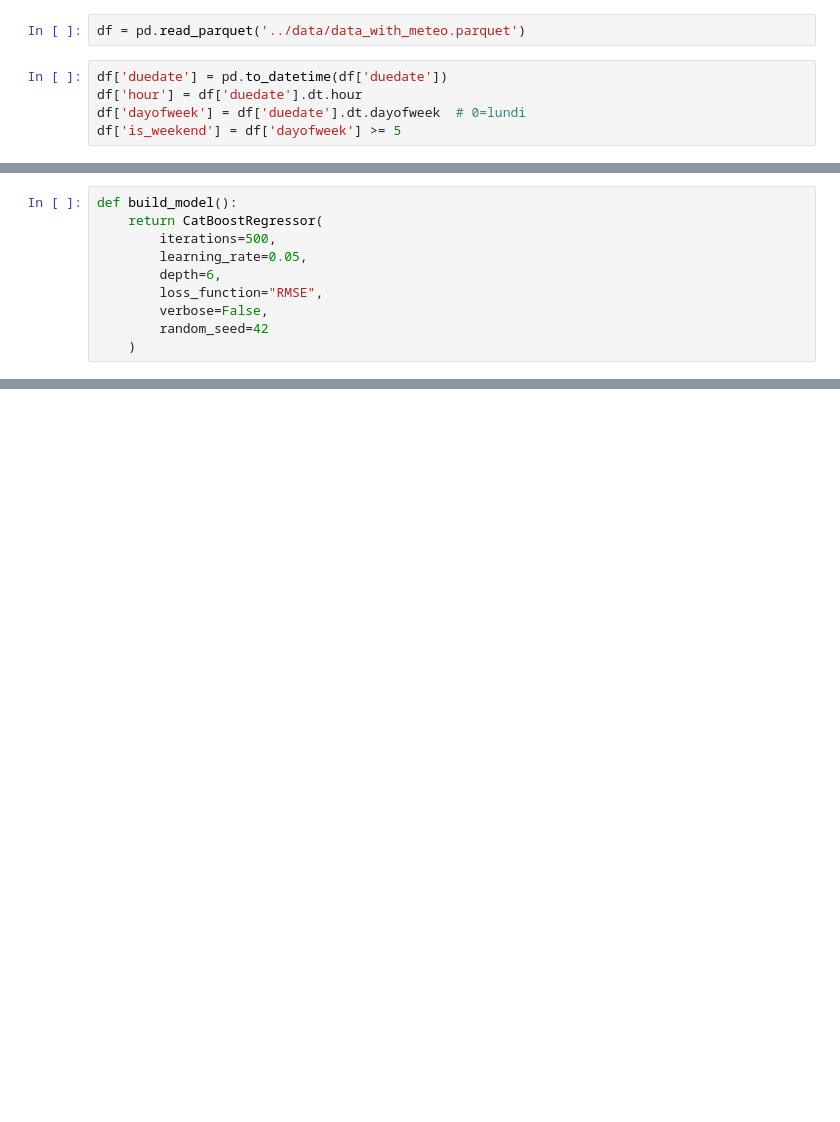
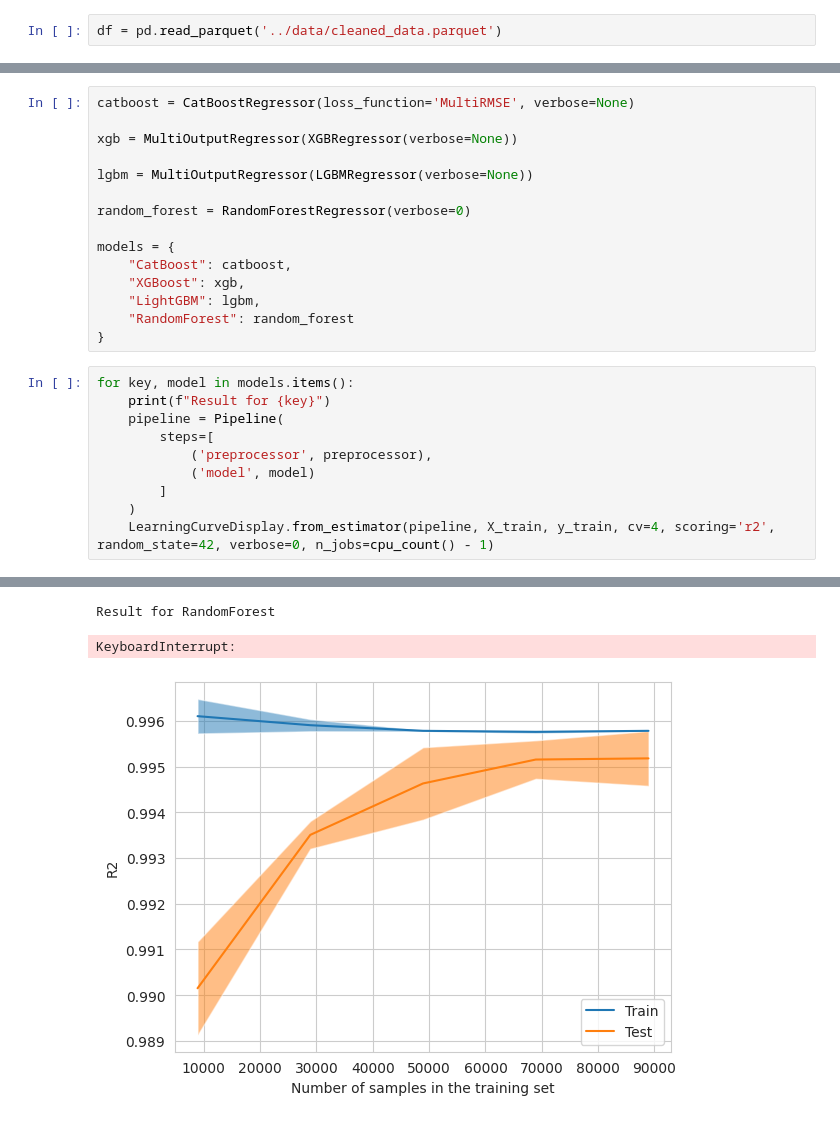
Before and after one commit to nvagno/velib-paris, a Jupyter notebook: notebooks/model_training.ipynb, the cells around one changed output, grey strips where cells are left out. Saved outputs shown, nothing was run; the diff lists cells and outputs as text; blank space fills up the shorter version.

Commit message:
chore: model comparison

```diff
--- a/notebooks/model_training.ipynb
+++ b/notebooks/model_training.ipynb
@@ -13,10 +20,5 @@ from sklearn.preprocessing import OneHotEncoder, StandardScaler
 # %%
-df = pd.read_parquet('../data/data_with_meteo.parquet')
+df = pd.read_parquet('../data/cleaned_data.parquet')
-# %%
-df['duedate'] = pd.to_datetime(df['duedate'])
-df['hour'] = df['duedate'].dt.hour
-df['dayofweek'] = df['duedate'].dt.dayofweek  # 0=lundi
-df['is_weekend'] = df['dayofweek'] >= 5
 # %%
 y_columns = ['numdocksavailable', 'numbikesavailable']
 X_columns = df.columns.difference(y_columns + ['coordonnees_geo', 'duedate'])
@@ -62,10 +61,26 @@ def build_preprocessor(X: pd.DataFrame):
-# %%
-def build_model():
-    return CatBoostRegressor(
-        iterations=500,
-        learning_rate=0.05,
-        depth=6,
-        loss_function="RMSE",
-        verbose=False,
-        random_seed=42
-    )
+# %%
+catboost = CatBoostRegressor(loss_function='MultiRMSE', verbose=None)
+
+xgb = MultiOutputRegressor(XGBRegressor(verbose=None))
+
+lgbm = MultiOutputRegressor(LGBMRegressor(verbose=None))
+
+random_forest = RandomForestRegressor(verbose=0)
+
+models = {
+    "CatBoost": catboost,
+    "XGBoost": xgb,
+    "LightGBM": lgbm,
+    "RandomForest": random_forest
+}
+# %%
+for key, model in models.items():
+    print(f"Result for {key}")
+    pipeline = Pipeline(
+        steps=[
+            ('preprocessor', preprocessor),
+            ('model', model)
+        ]
+    )
+    LearningCurveDisplay.from_estimator(pipeline, X_train, y_train, cv=4, scoring='r2', random_state=42, verbose=0, n_jobs=cpu_count() - 1)
+# %% [output]
@@ -71,0 +200,3 @@ def build_model():
+Result for RandomForest
+KeyboardInterrupt:
+[figure, added]
```
Also changed, not shown: parts of 13 cells of this notebook, 2 other files.
